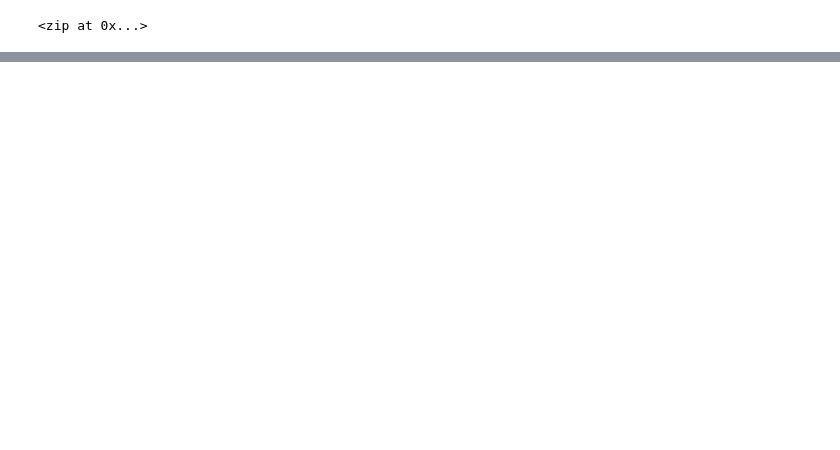
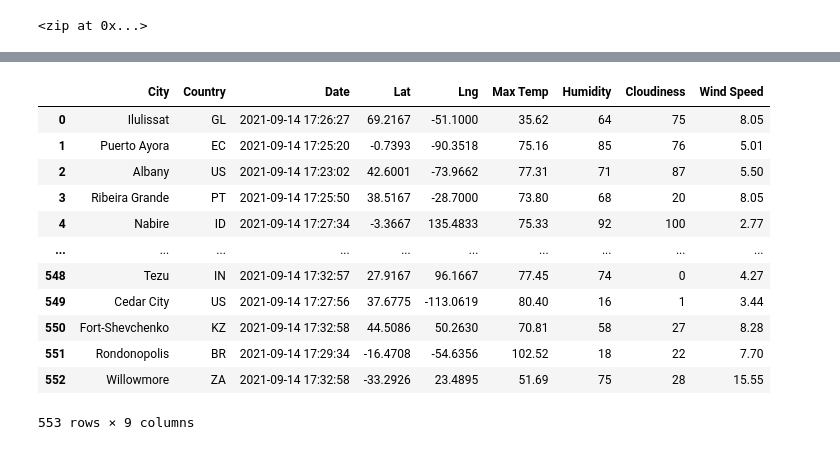
Before and after one commit to enj657/World_Weather_Analysis, a Jupyter notebook: WeatherPy.ipynb, the cells around one changed output, grey strips where cells are left out. Saved outputs shown, nothing was run; the diff lists cells and outputs as text; code cells hidden in the pictures; blank space fills up the shorter version.

```diff
--- a/WeatherPy.ipynb
+++ b/WeatherPy.ipynb
@@ -32,0 +39,4 @@ len(cities)
+# %%
+# Starting URL for Weather Map API Call.
+url = "http://api.openweathermap.org/data/2.5/weather?units=Imperial&APPID=" + weather_api_key
+print(url)
@@ -32,0 +46,10 @@ len(cities)
+# %%
+# Create an empty list to hold the weather data.
+city_data = []
+# Print the beginning of the logging.
+print("Beginning Data Retrieval")
+print("------------------------")
+
+# Create counters.
+record_count = 1
+set_count = 1
@@ -32,0 +127,4 @@ len(cities)
+# %%
+# Convert the array of dictionaries to a Pandas DataFrame.
+city_data_df = pd.DataFrame(city_data)
+city_data_df.head()
@@ -32,0 +138,18 @@ len(cities)
+# %%
+new_column_order = ["City", "Country", "Date", "Lat", "Lng", "Max Temp", "Humidity", "Cloudiness", "Wind Speed"]
+city_data_df = city_data_df[new_column_order]
+city_data_df
+# %% [output]
+|  | City | Country | Date | Lat | Lng | Max Temp | Humidity | Cloudiness | Wind Speed |
+| 0 | Ilulissat | GL | 2021-09-14 17:26:27 | 69.2167 | -51.1000 | 35.62 | 64 | 75 | 8.05 |
+| 1 | Puerto Ayora | EC | 2021-09-14 17:25:20 | -0.7393 | -90.3518 | 75.16 | 85 | 76 | 5.01 |
+| 2 | Albany | US | 2021-09-14 17:23:02 | 42.6001 | -73.9662 | 77.31 | 71 | 87 | 5.50 |
+| 3 | Ribeira Grande | PT | 2021-09-14 17:25:50 | 38.5167 | -28.7000 | 73.80 | 68 | 20 | 8.05 |
+| 4 | Nabire | ID | 2021-09-14 17:27:34 | -3.3667 | 135.4833 | 75.33 | 92 | 100 | 2.77 |
+| ... | ... | ... | ... | ... | ... | ... | ... | ... | ... |
+| 548 | Tezu | IN | 2021-09-14 17:32:57 | 27.9167 | 96.1667 | 77.45 | 74 | 0 | 4.27 |
+| 549 | Cedar City | US | 2021-09-14 17:27:56 | 37.6775 | -113.0619 | 80.40 | 16 | 1 | 3.44 |
+| 550 | Fort-Shevchenko | KZ | 2021-09-14 17:32:58 | 44.5086 | 50.2630 | 70.81 | 58 | 27 | 8.28 |
+| 551 | Rondonopolis | BR | 2021-09-14 17:29:34 | -16.4708 | -54.6356 | 102.52 | 18 | 22 | 7.70 |
+| 552 | Willowmore | ZA | 2021-09-14 17:32:58 | -33.2926 | 23.4895 | 51.69 | 75 | 28 | 15.55 |
+553 rows × 9 columns
```
Also changed, not shown: parts of 7 cells of this notebook, 1 other file.
